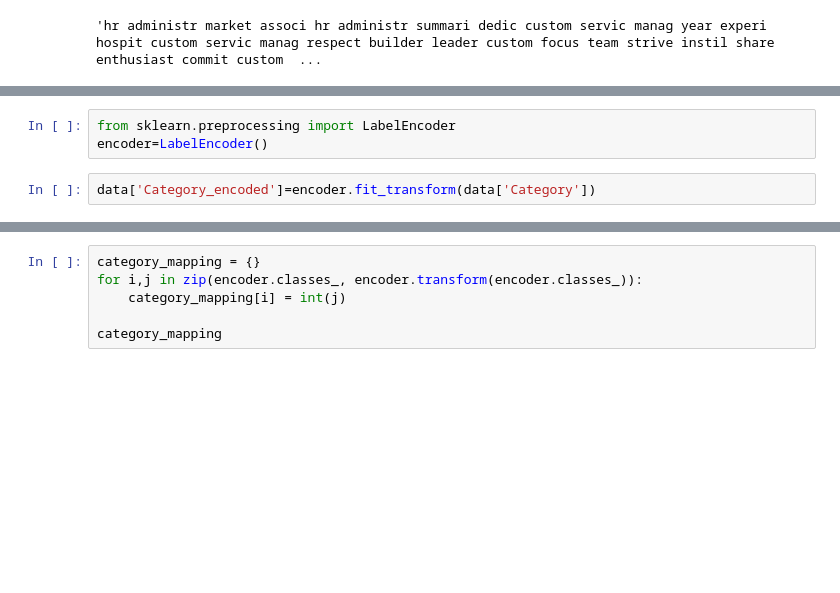
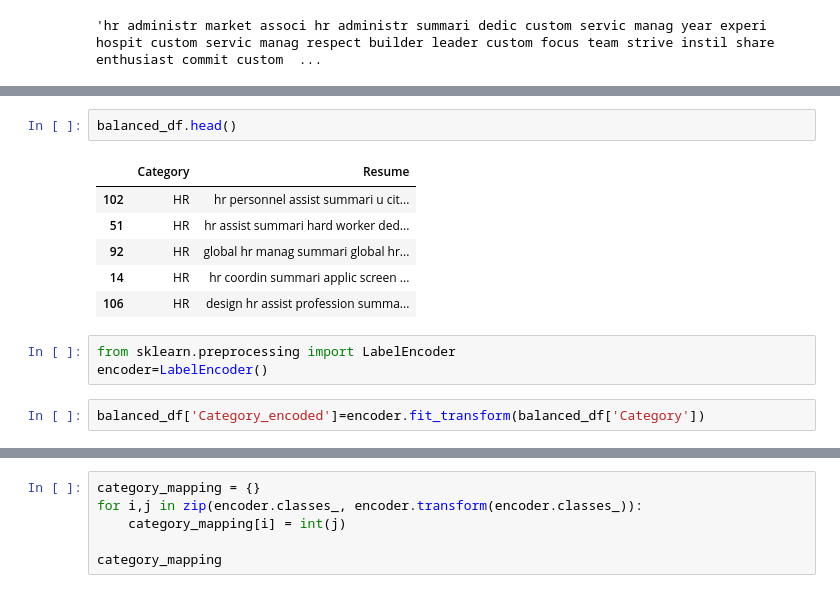
Before and after one commit to remon-rakibul/resume-categorization-ml, a Jupyter notebook: resume_classifier.ipynb, the cells around one changed output, grey strips where cells are left out. Drawn from its saved outputs; the diff is of its cells as text; blank space fills up the shorter version.

```diff
--- a/resume_classifier.ipynb
+++ b/resume_classifier.ipynb
@@ -175,6 +219,15 @@ data.Resume[0]
+# %%
+balanced_df.head()
+# %% [output]
+|  | Category | Resume |
+| 102 | HR | hr personnel assist summari u cit... |
+| 51 | HR | hr assist summari hard worker ded... |
+| 92 | HR | global hr manag summari global hr... |
+| 14 | HR | hr coordin summari applic screen ... |
+| 106 | HR | design hr assist profession summa... |
 # %%
 from sklearn.preprocessing import LabelEncoder
 encoder=LabelEncoder()
 # %%
-data['Category_encoded']=encoder.fit_transform(data['Category'])
+balanced_df['Category_encoded']=encoder.fit_transform(balanced_df['Category'])
 # %%
```
Also changed, not shown: parts of 21 cells of this notebook, 6 other files.
